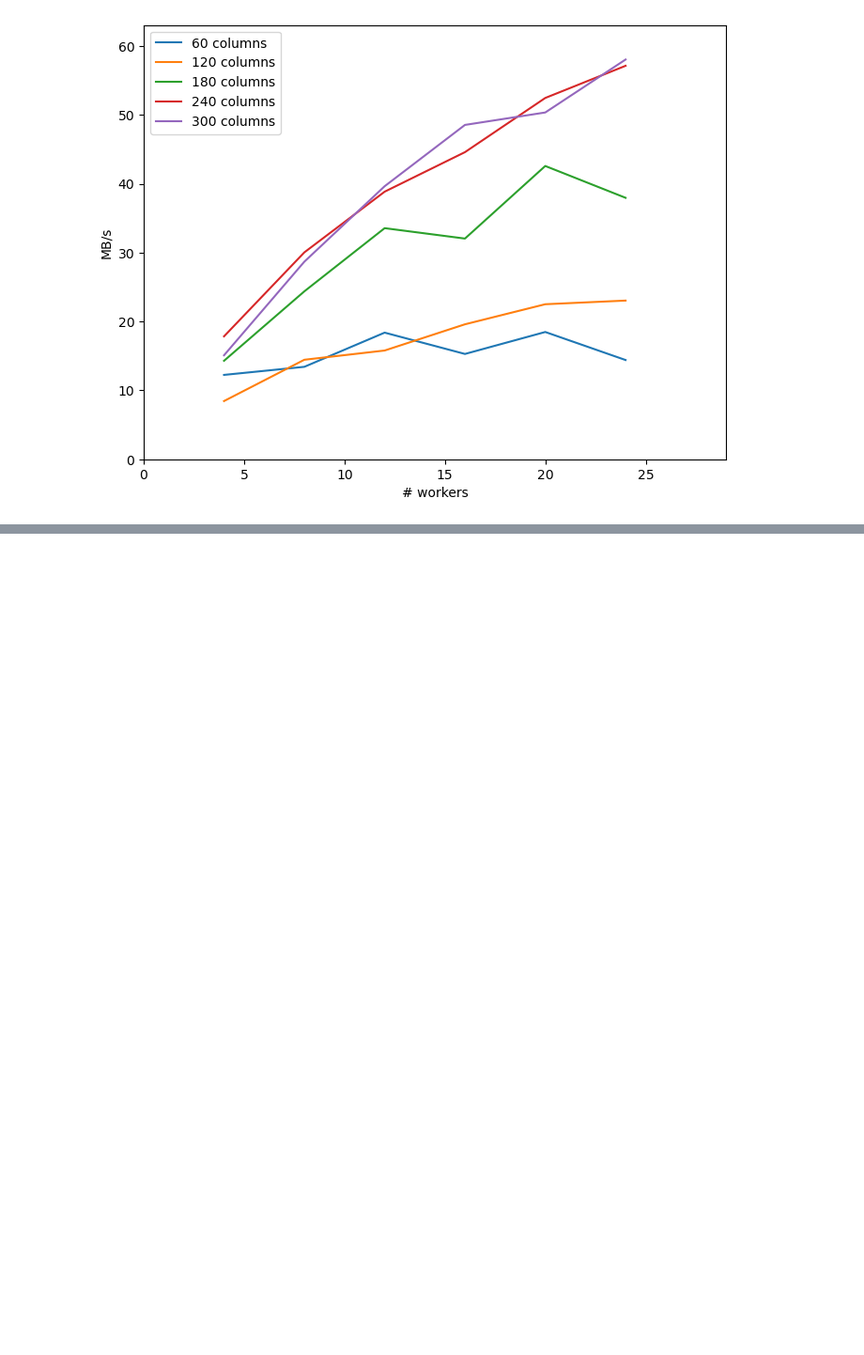
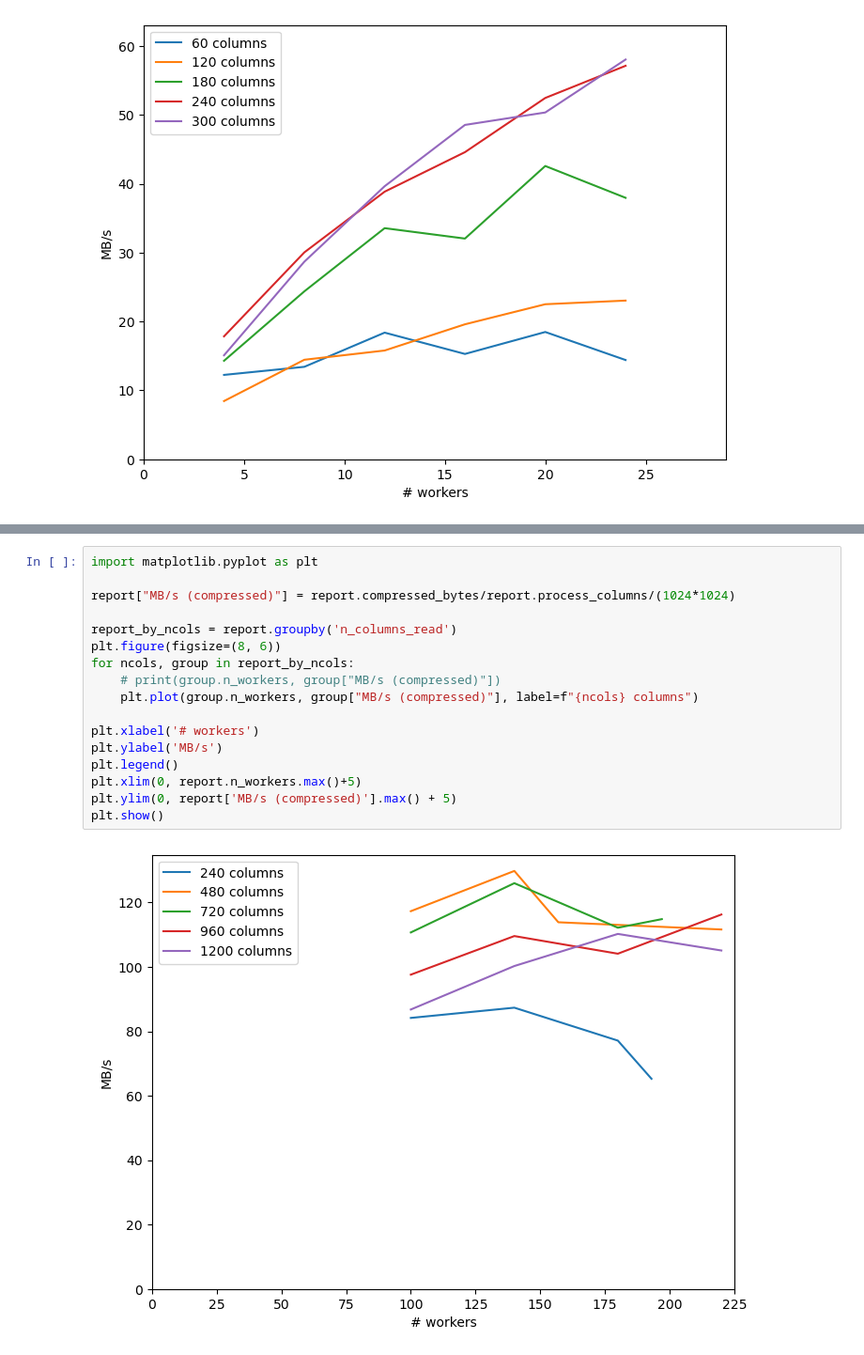
Before and after one commit to PurdueAF/af-benchmark, a Jupyter notebook: notebooks/2.1_Single-file-limit.ipynb, the cells around one changed output, grey strips where cells are left out. Shown at 94% size. Drawn from its saved outputs; the diff is of its cells as text; blank space fills up the shorter version.

```diff
--- a/notebooks/2.1_Single-file-limit.ipynb
+++ b/notebooks/2.1_Single-file-limit.ipynb
@@ -110,0 +147,19 @@ plt.show()
+# %%
+import matplotlib.pyplot as plt
+
+report["MB/s (compressed)"] = report.compressed_bytes/report.process_columns/(1024*1024)
+
+report_by_ncols = report.groupby('n_columns_read')
+plt.figure(figsize=(8, 6))
+for ncols, group in report_by_ncols:
+    # print(group.n_workers, group["MB/s (compressed)"])
+    plt.plot(group.n_workers, group["MB/s (compressed)"], label=f"{ncols} columns")
+
+plt.xlabel('# workers')
+plt.ylabel('MB/s')
+plt.legend()
+plt.xlim(0, report.n_workers.max()+5)
+plt.ylim(0, report['MB/s (compressed)'].max() + 5)
+plt.show()
+# %% [output]
+[figure, added]
```
Also changed, not shown: parts of 2 cells of this notebook.
